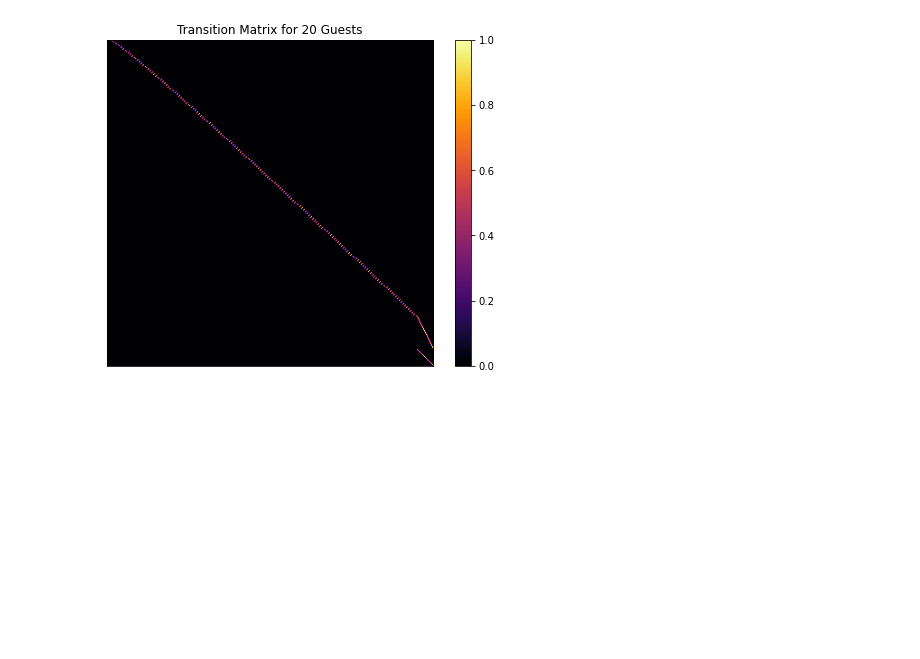
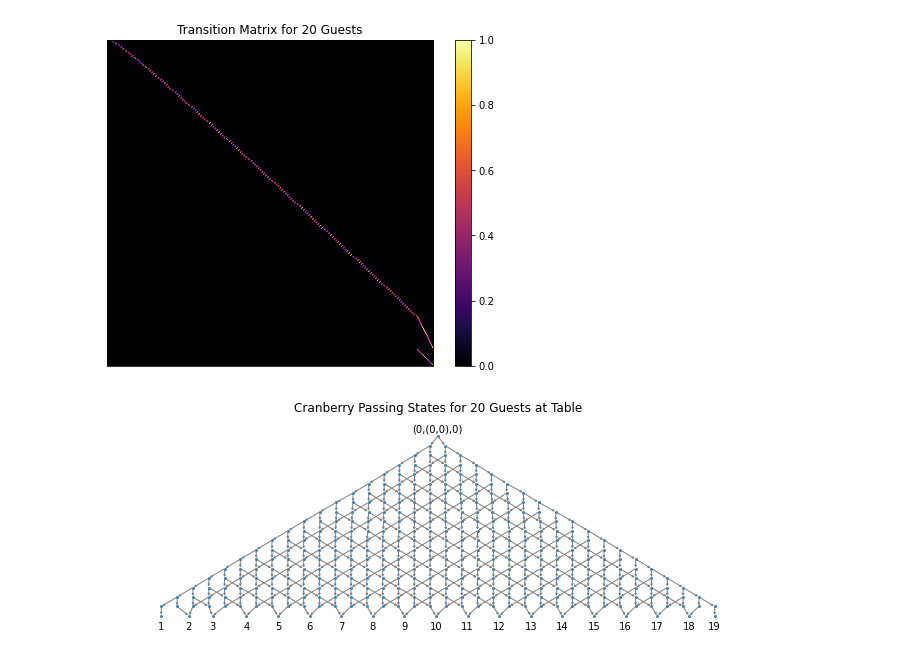
Before and after one commit to pkepley/blog-notebooks, a Jupyter notebook: 20201127_RiddlerSoln1120/compute_analytical_solution.ipynb, the cells around one changed output. Cells and saved outputs as stored; diff of their text form; code cells hidden in the pictures; blank space fills up the shorter version.

```diff
--- a/20201127_RiddlerSoln1120/compute_analytical_solution.ipynb
+++ b/20201127_RiddlerSoln1120/compute_analytical_solution.ipynb
@@ -381,6 +612,36 @@ ax.set_title("Transition Matrix for {} Guests".format(n_guests))
 fig.colorbar(cm);
 # %% [output]
 [figure]
+# %%
+# adjacency matrix is the matrix whose i,j is 1 if there is a transition from i to j
+# and 0 otherwise
+P_adjacency = P > 0
+
+# construct the adjacency graph (for this problem, it's a directed tree)
+# from the adjacency matrix
+G = nx.from_numpy_matrix(P_adjacency, create_using=nx.DiGraph)
+only_label_terminal = [str(s) if type(s) == int else ('(0,(0,0),0)' if s == (0, (0,0), 0) else ' ') for s in states]
+labels = dict(zip(range(len(G.nodes())), only_label_terminal))
+
+# plot the adjacency graph
+fig, ax = plt.subplots(figsize=(12, 4))
+plt.title("Cranberry Passing States for {} Guests at Table".format(n_guests))
+pos=graphviz_layout(G, prog='dot')
+nx.draw(G, pos, with_labels=False, arrows=True, font_size=10, node_size=4, arrowsize=4,
+        node_color='steelblue', edge_color='grey')
+
+# manually offset the label positions
+for k in labels.keys():
+    tmp = np.array(pos[k])
+    if labels[k] == '(0,(0,0),0)':
+        tmp += np.array([0, 60])
+        pos[k] = tmp
+    else:
+        tmp += np.array([0, -75])
+        pos[k] = tmp
+nx.draw_networkx_labels(G,pos,labels,font_size=10,font_color='k');
+# %% [output]
+[figure, added]
 # %%
 p_last = receive_cranberries_last_probabilities(n_guests)
 fig, ax = plt.subplots(facecolor='w')
```
Also changed, not shown: parts of 24 cells of this notebook, 2 other files.
